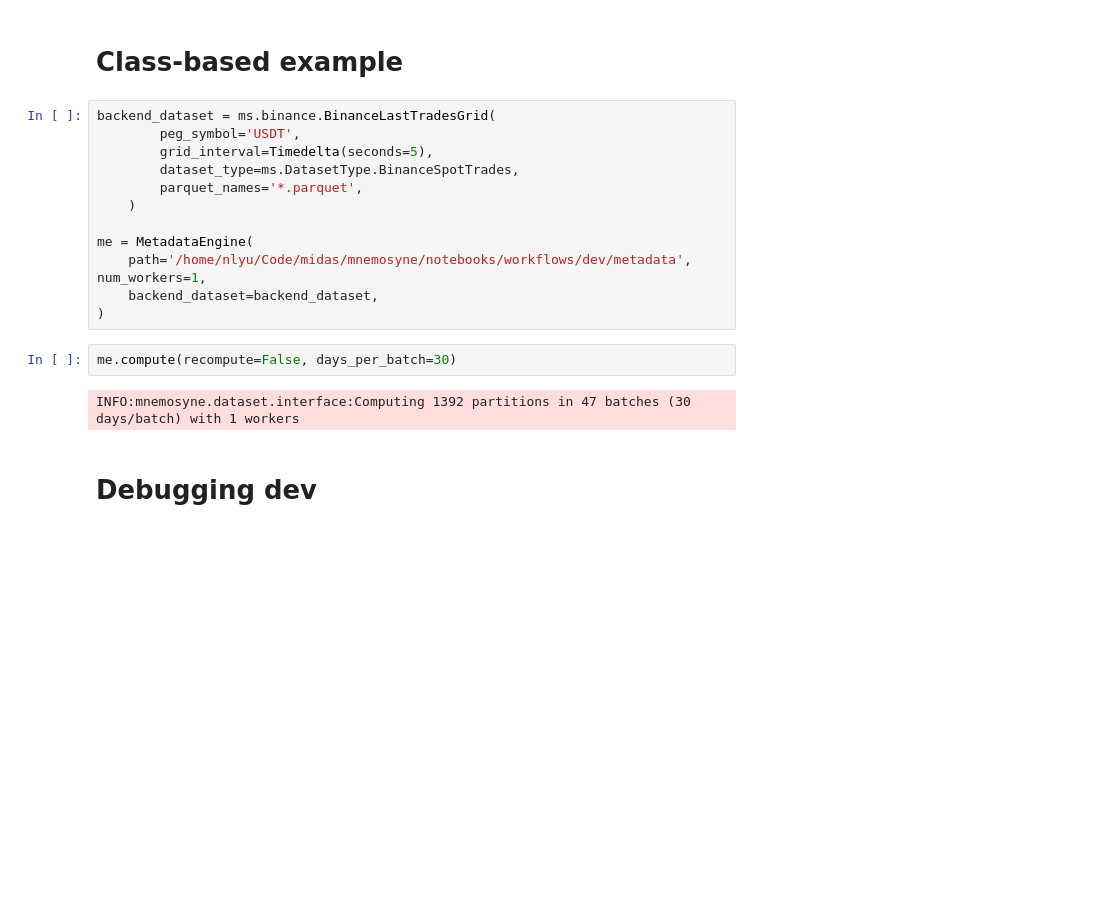
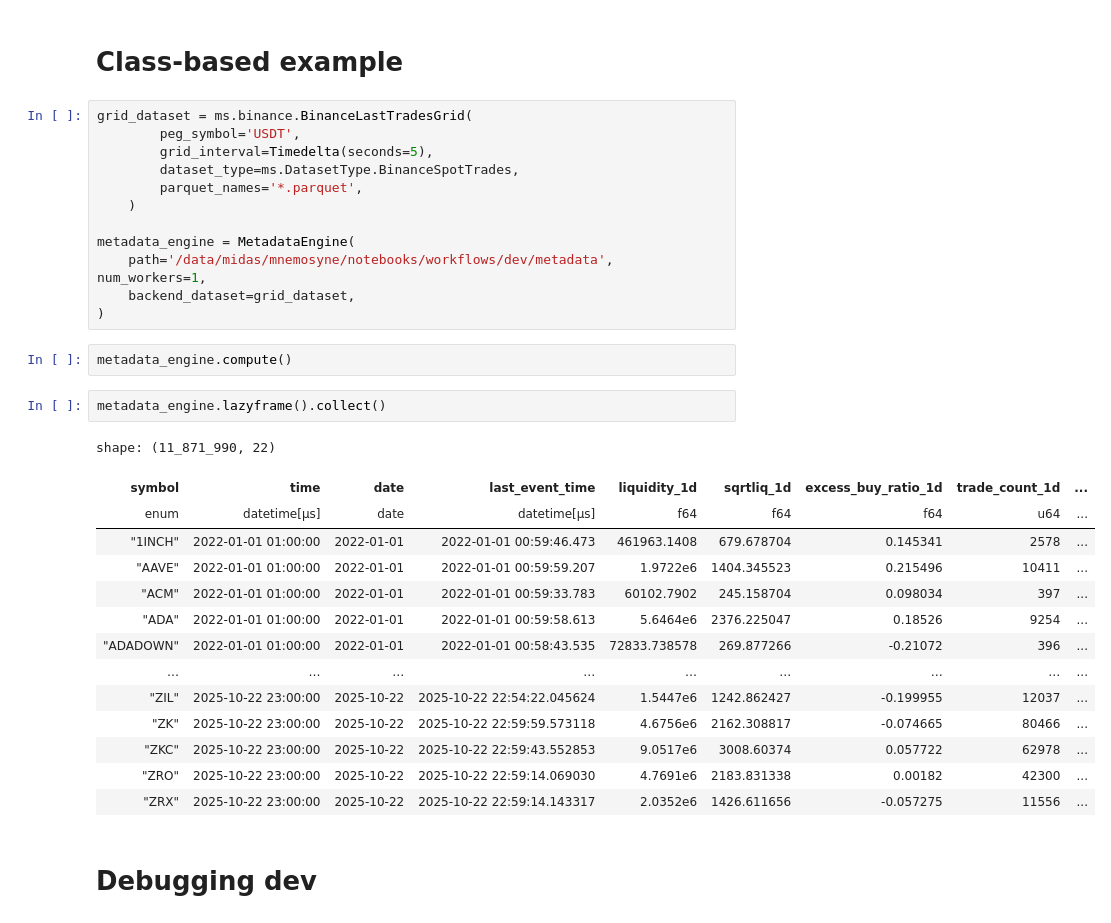
Before and after one commit to nlyu1/midas, a Jupyter notebook: mnemosyne/notebooks/workflows/dev/dev_metadata.ipynb, the cells around one changed output. Cells and saved outputs as stored; diff of their text form; blank space fills up the shorter version.

Commit message:
mnemosyne tutorial, and binance grid dataset

```diff
--- a/mnemosyne/notebooks/workflows/dev/dev_metadata.ipynb
+++ b/mnemosyne/notebooks/workflows/dev/dev_metadata.ipynb
@@ -10,21 +10,36 @@ from mnemosyne.dataset import ByDateDataset
 # %% [markdown]
 # Class-based example
 # %%
-backend_dataset = ms.binance.BinanceLastTradesGrid(
+grid_dataset = ms.binance.BinanceLastTradesGrid(
         peg_symbol='USDT',
         grid_interval=Timedelta(seconds=5),
         dataset_type=ms.DatasetType.BinanceSpotTrades,
         parquet_names='*.parquet',
     )
 
-me = MetadataEngine(
-    path='/home/nlyu/Code/midas/mnemosyne/notebooks/workflows/dev/metadata', num_workers=1,
-    backend_dataset=backend_dataset,
+metadata_engine = MetadataEngine(
+    path='/data/midas/mnemosyne/notebooks/workflows/dev/metadata', num_workers=1,
+    backend_dataset=grid_dataset,
 )
 # %%
-me.compute(recompute=False, days_per_batch=30)
+metadata_engine.compute()
-# %% [output]
-INFO:mnemosyne.dataset.interface:Computing 1392 partitions in 47 batches (30 days/batch) with 1 workers
+# %%
+metadata_engine.lazyframe().collect()
+# %% [output]
+shape: (11_871_990, 22)
+| symbol | time | date | last_event_time | liquidity_1d | sqrtliq_1d | excess_buy_ratio_1d | trade_count_1d | ... |
+| enum | datetime[μs] | date | datetime[μs] | f64 | f64 | f64 | u64 | ... |
+| "1INCH" | 2022-01-01 01:00:00 | 2022-01-01 | 2022-01-01 00:59:46.473 | 461963.1408 | 679.678704 | 0.145341 | 2578 | ... |
+| "AAVE" | 2022-01-01 01:00:00 | 2022-01-01 | 2022-01-01 00:59:59.207 | 1.9722e6 | 1404.345523 | 0.215496 | 10411 | ... |
+| "ACM" | 2022-01-01 01:00:00 | 2022-01-01 | 2022-01-01 00:59:33.783 | 60102.7902 | 245.158704 | 0.098034 | 397 | ... |
+| "ADA" | 2022-01-01 01:00:00 | 2022-01-01 | 2022-01-01 00:59:58.613 | 5.6464e6 | 2376.225047 | 0.18526 | 9254 | ... |
+| "ADADOWN" | 2022-01-01 01:00:00 | 2022-01-01 | 2022-01-01 00:58:43.535 | 72833.738578 | 269.877266 | -0.21072 | 396 | ... |
+| … | … | … | … | … | … | … | … | ... |
+| "ZIL" | 2025-10-22 23:00:00 | 2025-10-22 | 2025-10-22 22:54:22.045624 | 1.5447e6 | 1242.862427 | -0.199955 | 12037 | ... |
+| "ZK" | 2025-10-22 23:00:00 | 2025-10-22 | 2025-10-22 22:59:59.573118 | 4.6756e6 | 2162.308817 | -0.074665 | 80466 | ... |
+| "ZKC" | 2025-10-22 23:00:00 | 2025-10-22 | 2025-10-22 22:59:43.552853 | 9.0517e6 | 3008.60374 | 0.057722 | 62978 | ... |
+| "ZRO" | 2025-10-22 23:00:00 | 2025-10-22 | 2025-10-22 22:59:14.069030 | 4.7691e6 | 2183.831338 | 0.00182 | 42300 | ... |
+| "ZRX" | 2025-10-22 23:00:00 | 2025-10-22 | 2025-10-22 22:59:14.143317 | 2.0352e6 | 1426.611656 | -0.057275 | 11556 | ... |
 # %% [markdown]
 # Debugging dev
 # %%
```
Also changed, not shown: parts of 5 cells of this notebook, 16 other files.
